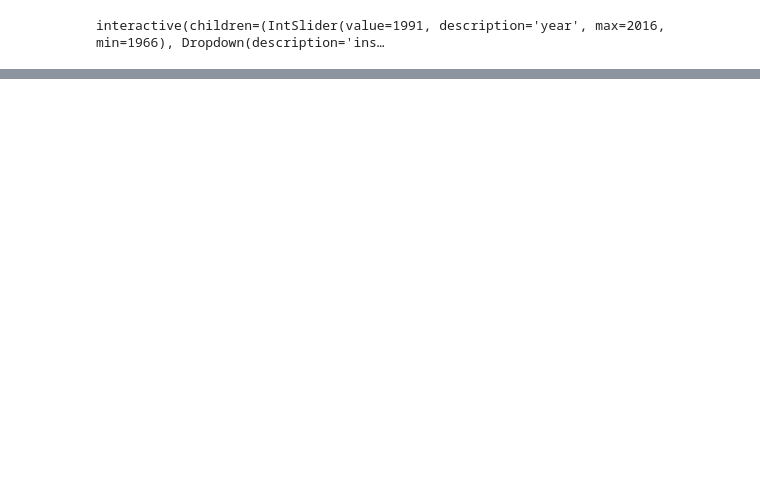
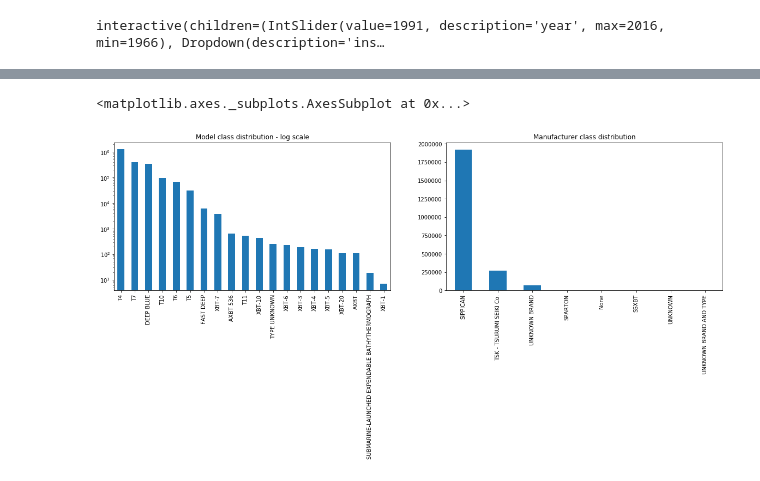
Before and after one commit to MetOffice/XBTs_classification, a Jupyter notebook: dataexploration/xbt_data_exploration.ipynb, the cells around one changed output, grey strips where cells are left out. Drawn from its saved outputs; the diff is of its cells as text; code cells hidden in the pictures; blank space fills up the shorter version.

Commit message:
#1 A first working version of the dataset exploration notebook.

```diff
--- a/dataexploration/xbt_data_exploration.ipynb
+++ b/dataexploration/xbt_data_exploration.ipynb
@@ -14,3 +20,7 @@ from xbt_dataset import XbtDataset, UNKOWN_MODEL_STR
 # %%
 # TODO: access through a intake catalog
+# Set up some constants for the notebook
 xbt_data_dir = '/data/misc/xbt-data/annual_csv/'
+DATA_YEAR_RANGE=(1966,2016)
+columns = ['year','num obs ''num cruises', 'unknown brand or type',
+           'unknown type', 'num_instruments','num_platforms']
@@ -25,6 +31,8 @@ processing data from directory /data/misc/xbt-data/annual_csv/.
 @functools.lru_cache
 def get_dataset(data_dir, year):
     return XbtDataset(data_dir, (year, year+1))
+# %%
+xbt_full_dataset = XbtDataset(xbt_data_dir, DATA_YEAR_RANGE)
 # %%
 parent_widget = None
 def do_plot(year, instrument, show_unknown):
@@ -70,0 +66,14 @@ xbt_year.filter_obs('labelled','unlabelled').xbt_df
+# %%
+num_to_plot = 20
+# %%
+fig_name = 'xbt_plot_model_manu'
+fig1 = matplotlib.pyplot.figure(fig_name)
+axis_country = fig1.add_subplot(121)
+axis_country.set_title('Model class distribution - log scale')
+xbt_full_dataset.xbt_df['model'].value_counts()[:num_to_plot].plot(kind='bar',ax=axis_country,figsize=(20,5), logy=True )
+axis_inst = fig1.add_subplot(122)
+axis_inst.set_title('Manufacturer class distribution')
+xbt_full_dataset.xbt_df['manufacturer'].value_counts()[:num_to_plot].plot(kind='bar',ax=axis_inst,figsize=(20,5))
+# %% [output]
+<matplotlib.axes._subplots.AxesSubplot at 0x...>
+[figure, added]
```
Also changed, not shown: parts of 18 cells of this notebook, 1 other file.
